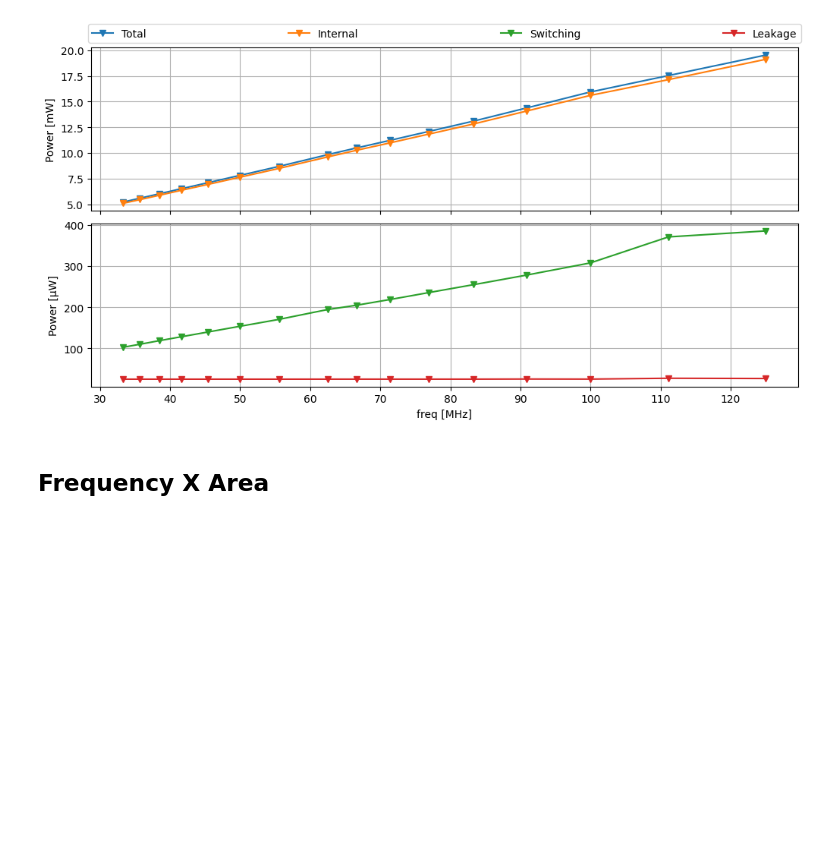
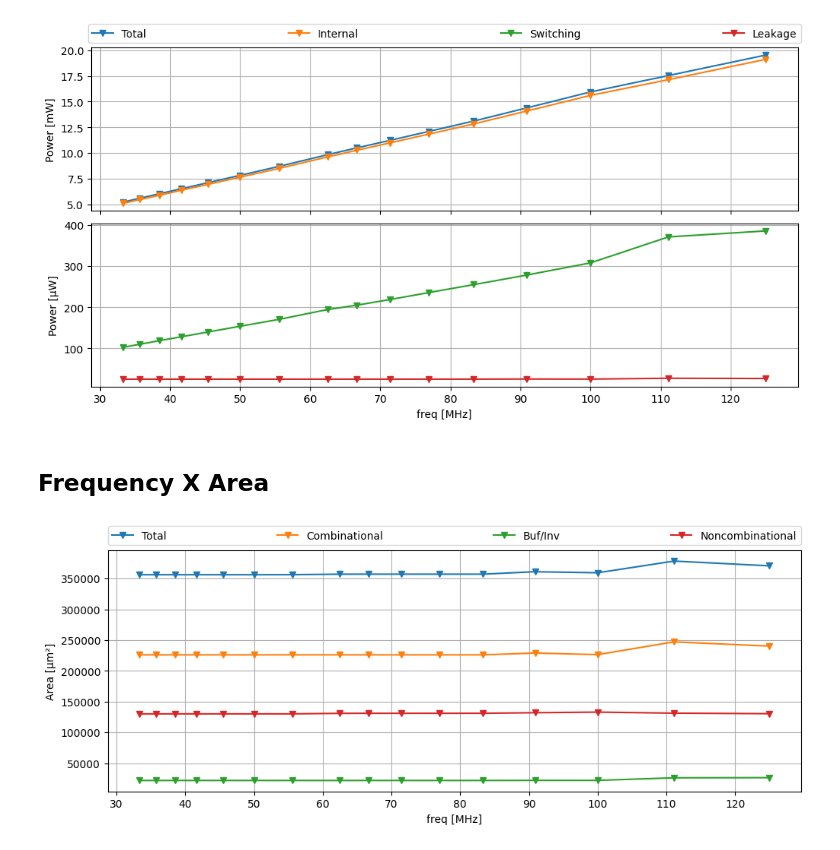
Before and after one commit to beMang/IL2225-Project, a Jupyter notebook: python/task_2/PPA.ipynb, the cells around one changed output. Saved outputs shown, nothing was run; the diff lists cells and outputs as text; code cells hidden in the pictures; blank space fills up the shorter version.

```diff
--- a/python/task_2/PPA.ipynb
+++ b/python/task_2/PPA.ipynb
@@ -105,3 +105,35 @@ plt.savefig('power.pdf', bbox_inches='tight'); plt.show()
 [figure]
 # %% [markdown]
 ## Frequency X Area
+# %%
+area = pd.DataFrame([], columns=['Combinational area', 'Buf/Inv area', 'Noncombinational area', 'Total cell area'])
+for i,T in enumerate(period):
+    with open(DIR_REPORT+f'drra_wrapper_area_{T}.txt') as f:
+        lines = f.readlines()
+        area.loc[T,'Combinational area'] = np.array(
+            [line.strip().split()[2]
+             for line in lines if line.startswith('Combinational area')], dtype=float)[0]
+        area.loc[T,'Buf/Inv area'] = np.array(
+            [line.strip().split()[2]
+             for line in lines if line.startswith('Buf/Inv area')], dtype=float)[0]
+        area.loc[T,'Noncombinational area'] = np.array(
+            [line.strip().split()[2]
+             for line in lines if line.startswith('Noncombinational area')], dtype=float)[0]
+        area.loc[T,'Total cell area'] = np.array(
+            [line.strip().split()[3]
+             for line in lines if line.startswith('Total cell area')], dtype=float)[0]
+# %%
+plt.figure(figsize=(10,4), layout='constrained')
+plt.plot(freq, area['Total cell area']      ,'v-',label='Total')
+plt.plot(freq, area['Combinational area']   ,'v-',label='Combinational')
+plt.plot(freq, area['Buf/Inv area']         ,'v-',label='Buf/Inv')
+plt.plot(freq, area['Noncombinational area'],'v-',label='Noncombinational')
+
+plt.grid()
+plt.xlabel("freq [MHz]"); plt.ylabel("Area [µm²]")
+# plt.xticks(freq,rotation=45)
+plt.xticks(np.arange(30,130,10))
+plt.legend(bbox_to_anchor=(0., 1.02, 1., .102), loc='lower left', ncols=4, mode="expand", borderaxespad=0.)
+plt.savefig('area.pdf'); plt.show()
+# %% [output]
+[figure, added]
```
Also changed, not shown: 3 other files.
